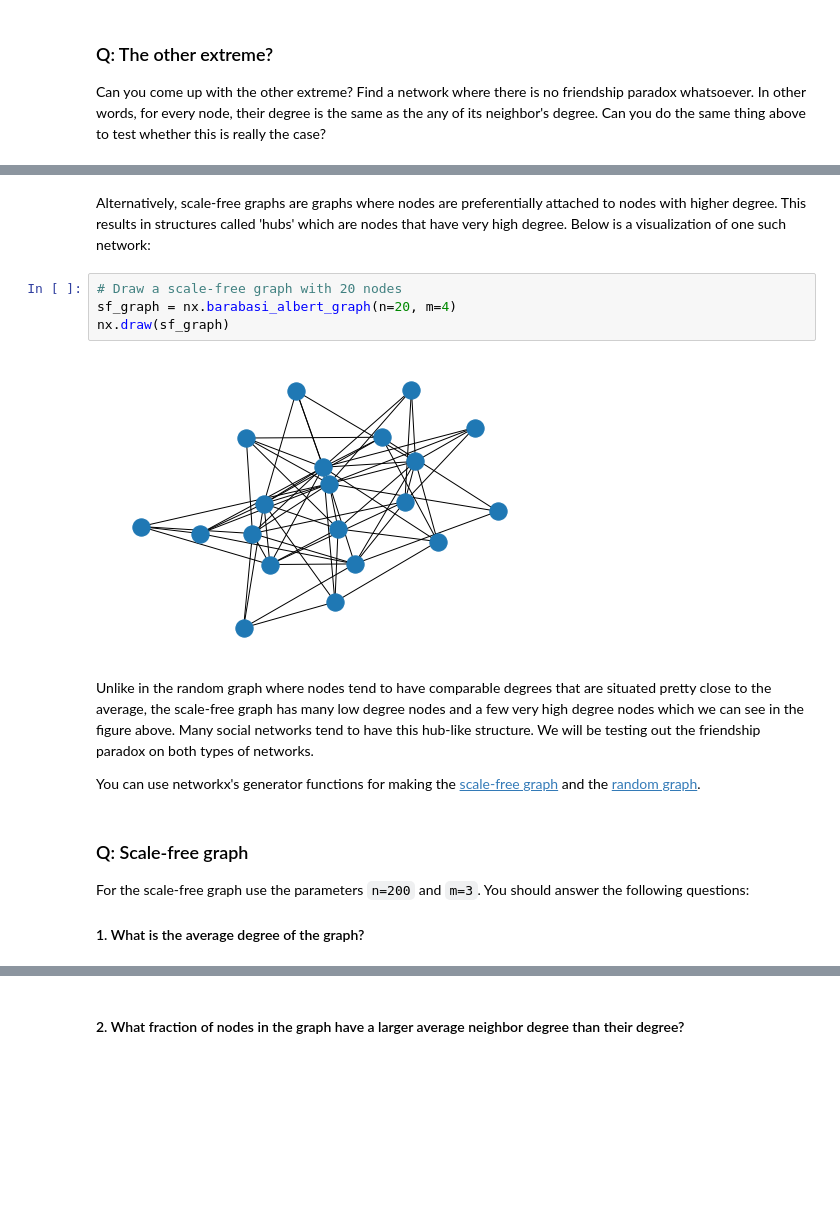
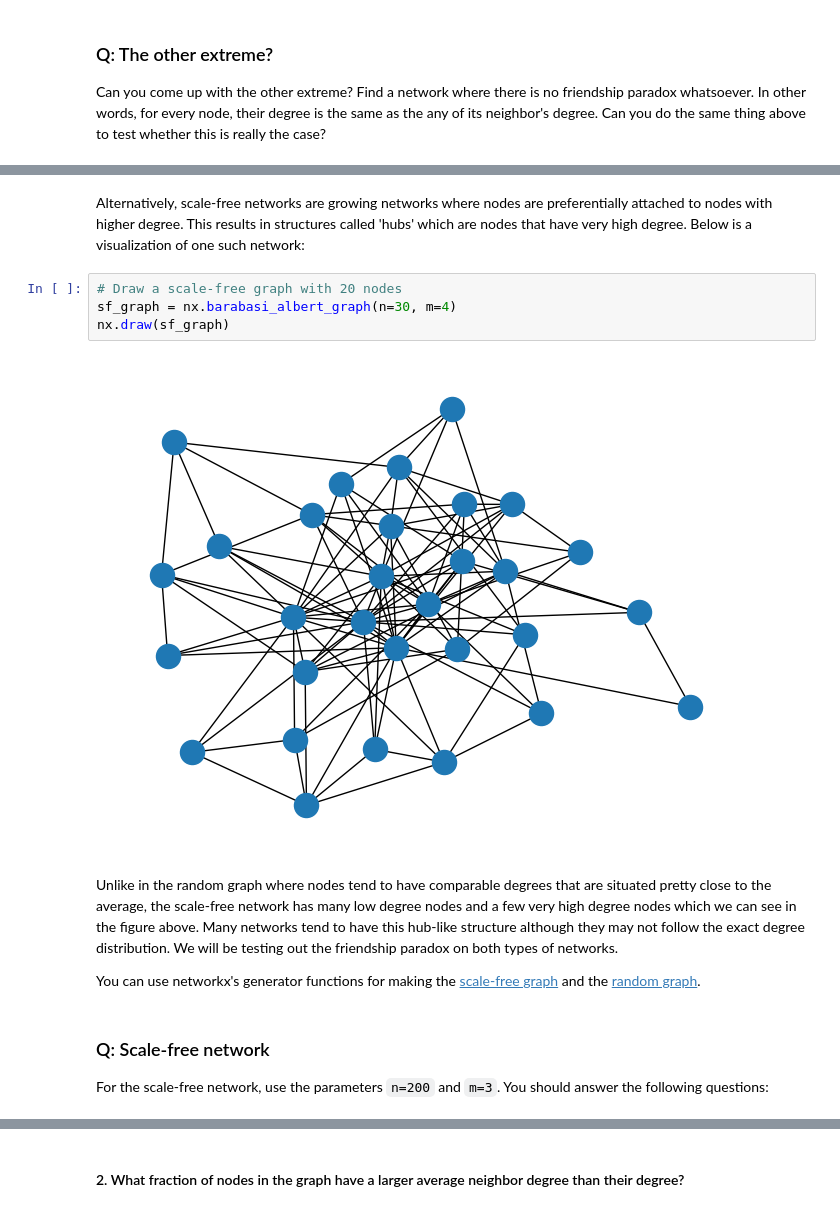
Before and after one commit to yy/netsci-course, a Jupyter notebook: docs/m02-friendship_paradox/lab02.ipynb, the cells around one changed output, grey strips where cells are left out. Saved outputs shown, nothing was run; the diff lists cells and outputs as text; blank space fills up the shorter version.

````diff
--- a/docs/m02-friendship_paradox/lab02.ipynb
+++ b/docs/m02-friendship_paradox/lab02.ipynb
@@ -340,17 +363,15 @@ nx.draw(rnd_graph)
 # %% [markdown]
-Alternatively, scale-free graphs are graphs where nodes are preferentially attached to nodes with higher degree. This results in structures called 'hubs' which are nodes that have very high degree. Below is a visualization of one such network:
+Alternatively, scale-free networks are growing networks where nodes are preferentially attached to nodes with higher degree. This results in structures called 'hubs' which are nodes that have very high degree. Below is a visualization of one such network:
 # %%
 # Draw a scale-free graph with 20 nodes
-sf_graph = nx.barabasi_albert_graph(n=20, m=4)
+sf_graph = nx.barabasi_albert_graph(n=30, m=4)
 nx.draw(sf_graph)
 # %% [output]
-[figure, old version]
+[figure, new version]
 # %% [markdown]
-Unlike in the random graph where nodes tend to have comparable degrees that are situated pretty close to the average, the scale-free graph has many low degree nodes and a few very high degree nodes which we can see in the figure above. Many social networks tend to have this hub-like structure. We will be testing out the friendship paradox on both types of networks.
+Unlike in the random graph where nodes tend to have comparable degrees that are situated pretty close to the average, the scale-free network has many low degree nodes and a few very high degree nodes which we can see in the figure above. Many networks tend to have this hub-like structure although they may not follow the exact degree distribution. We will be testing out the friendship paradox on both types of networks.
 
 You can use networkx's generator functions for making the [scale-free graph](https://networkx.github.io/documentation/stable/reference/generated/networkx.generators.random_graphs.barabasi_albert_graph.html) and the [random graph](https://networkx.github.io/documentation/stable/reference/generated/networkx.generators.random_graphs.erdos_renyi_graph.html).
 # %% [markdown]
-### Q: Scale-free graph
-For the scale-free graph use the parameters ```n=200``` and ```m=3```. You should answer the following questions:
-
-#### 1. What is the average degree of the graph?
+### Q: Scale-free network
+For the scale-free network, use the parameters ```n=200``` and ```m=3```. You should answer the following questions:
````
Also changed, not shown: parts of 38 cells of this notebook.
